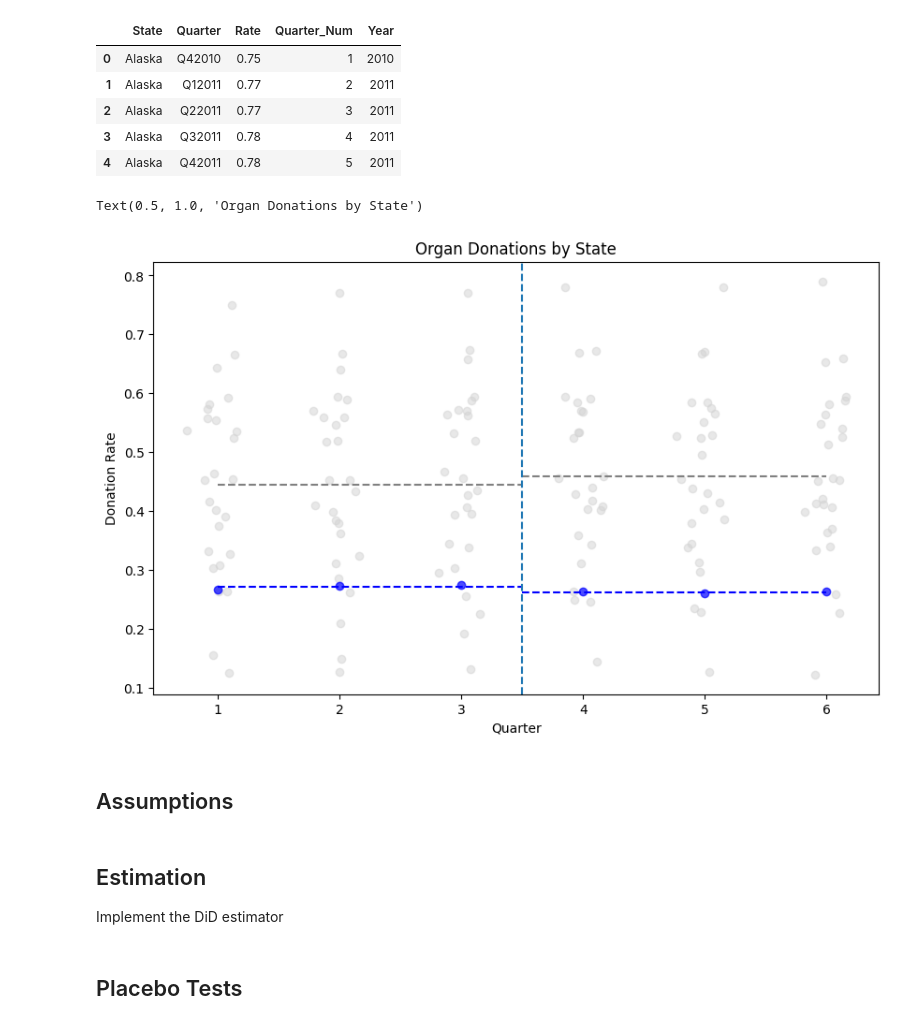
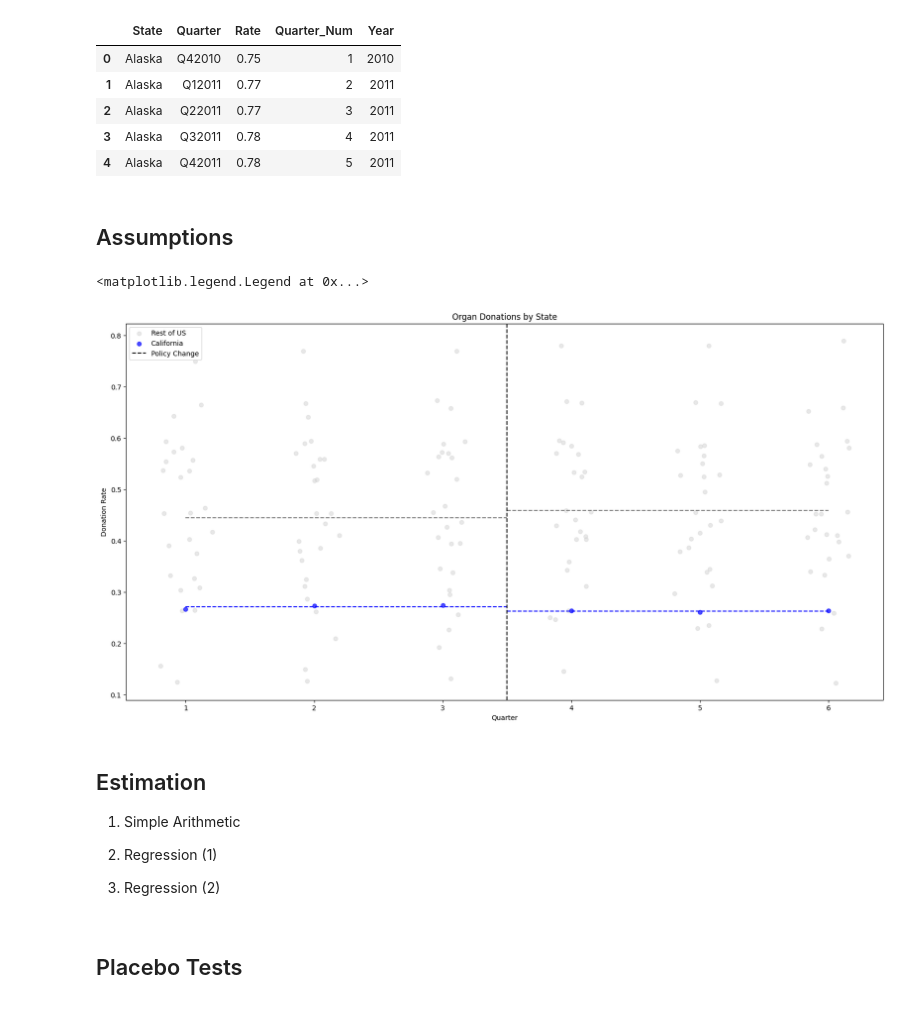
Before and after one commit to cainemerrick98/causal-inference, a Jupyter notebook: DiD-OrganDonation/notebook.ipynb, the cells around one changed output. Drawn from its saved outputs; the diff is of its cells as text; code cells hidden in the pictures.

Commit message:
Small graph change and estimation section planned

```diff
--- a/DiD-OrganDonation/notebook.ipynb
+++ b/DiD-OrganDonation/notebook.ipynb
@@ -169,27 +169,5 @@ df.head()
 # %%
 california = df[df['State'] == 'California']
 rest_of_us = df[df['State'] != 'California']
-# %%
-before_treatment_cali_avg = california[california['Quarter_Num'] <= 3]['Rate'].mean()
-before_treatment_rest_avg = rest_of_us[rest_of_us['Quarter_Num'] <= 3]['Rate'].mean()
-after_treatment_cali_avg = california[california['Quarter_Num'] > 3]['Rate'].mean()
-after_treatment_rest_avg = rest_of_us[rest_of_us['Quarter_Num'] > 3]['Rate'].mean()
-
-fig, ax = plt.subplots(figsize=(10, 6))
-ax.scatter(rest_of_us['Quarter_Num'] + np.random.normal(0, 0.1, len(rest_of_us)), rest_of_us['Rate'], color='lightgray', label='Rest of US', alpha=0.5)
-ax.scatter(california['Quarter_Num'], california['Rate'], color='blue', label='California', alpha=0.7)
-
-ax.plot([1, 3.5], [before_treatment_rest_avg, before_treatment_rest_avg], color='gray', linestyle='--', label='Rest of US Avg (Before)')
-ax.plot([3.5, 6], [after_treatment_rest_avg, after_treatment_rest_avg], color='gray', linestyle='--', label='Rest of US Avg (After)')
-
-ax.plot([1, 3.5], [before_treatment_cali_avg, before_treatment_cali_avg], color='blue', linestyle='--', label='California Avg (Before)')
-ax.plot([3.5, 6], [after_treatment_cali_avg, after_treatment_cali_avg], color='blue', linestyle='--', label='California Avg (After)')
-ax.axvline(x=3.5, label='Policy Change', linestyle='--')
-ax.set_xlabel('Quarter')
-ax.set_ylabel('Donation Rate')
-ax.set_title('Organ Donations by State')
-# %% [output]
-Text(0.5, 1.0, 'Organ Donations by State')
-[figure, old version]
 # %% [markdown]
 ## Assumptions
@@ -198,7 +174,34 @@ Text(0.5, 1.0, 'Organ Donations by State')
+# %%
+before_treatment_cali_avg = california[california['Quarter_Num'] <= 3]['Rate'].mean()
+before_treatment_rest_avg = rest_of_us[rest_of_us['Quarter_Num'] <= 3]['Rate'].mean()
+after_treatment_cali_avg = california[california['Quarter_Num'] > 3]['Rate'].mean()
+after_treatment_rest_avg = rest_of_us[rest_of_us['Quarter_Num'] > 3]['Rate'].mean()
+
+fig, ax = plt.subplots(figsize=(20, 10))
+ax.scatter(rest_of_us['Quarter_Num'] + np.random.normal(0, 0.1, len(rest_of_us)), rest_of_us['Rate'], color='lightgray', label='Rest of US', alpha=0.5)
+ax.scatter(california['Quarter_Num'], california['Rate'], color='blue', label='California', alpha=0.7)
+
+ax.plot([1, 3.5], [before_treatment_rest_avg, before_treatment_rest_avg], color='gray', linestyle='--')
+ax.plot([3.5, 6], [after_treatment_rest_avg, after_treatment_rest_avg], color='gray', linestyle='--')
+
+ax.plot([1, 3.5], [before_treatment_cali_avg, before_treatment_cali_avg], color='blue', linestyle='--')
+ax.plot([3.5, 6], [after_treatment_cali_avg, after_treatment_cali_avg], color='blue', linestyle='--')
+ax.axvline(x=3.5, label='Policy Change', linestyle='--', color='black')
+ax.set_xlabel('Quarter')
+ax.set_ylabel('Donation Rate')
+ax.set_title('Organ Donations by State')
+ax.legend()
+# %% [output]
+<matplotlib.legend.Legend at 0x...>
+[figure, new version]
 # %% [markdown]
 ## Estimation
 
-Implement the DiD estimator
+1. Simple Arithmetic
+
+2. Regression (1)
+
+3. Regression (2)
 # %%
 ## Estimation
 # %% [markdown]
```
Also changed, not shown: parts of 1 cell of this notebook.
